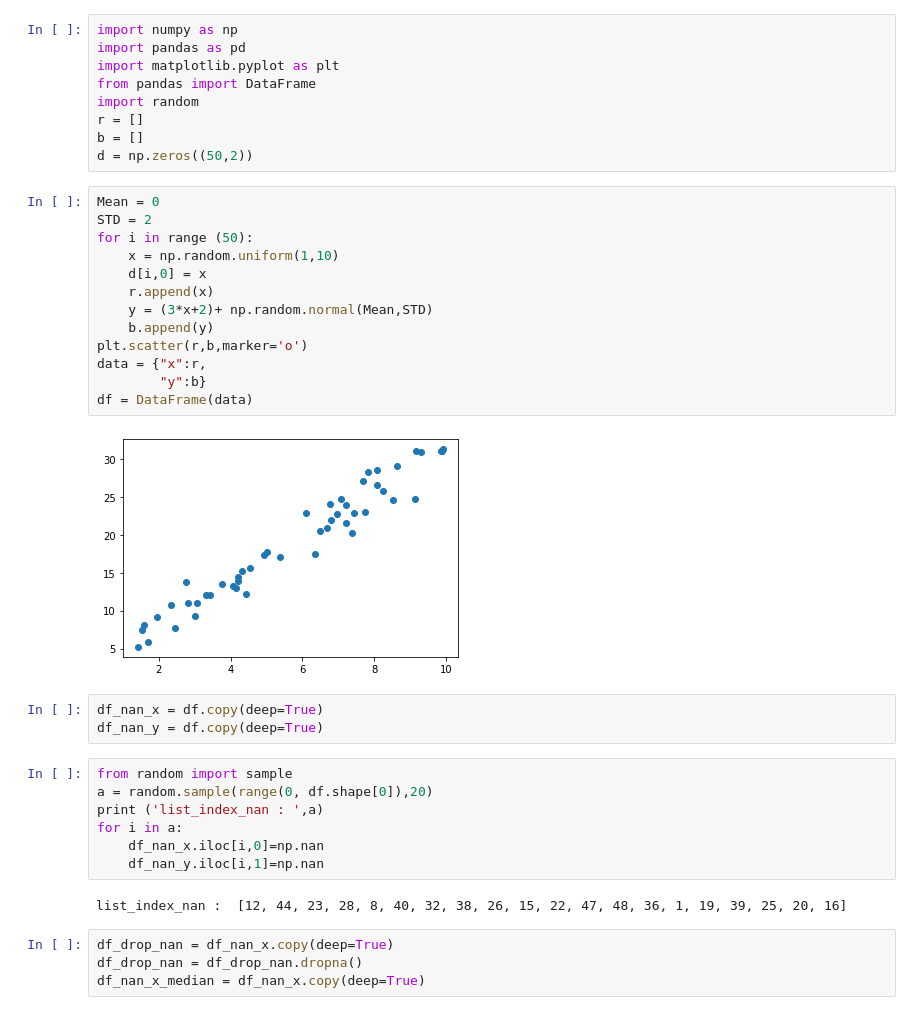
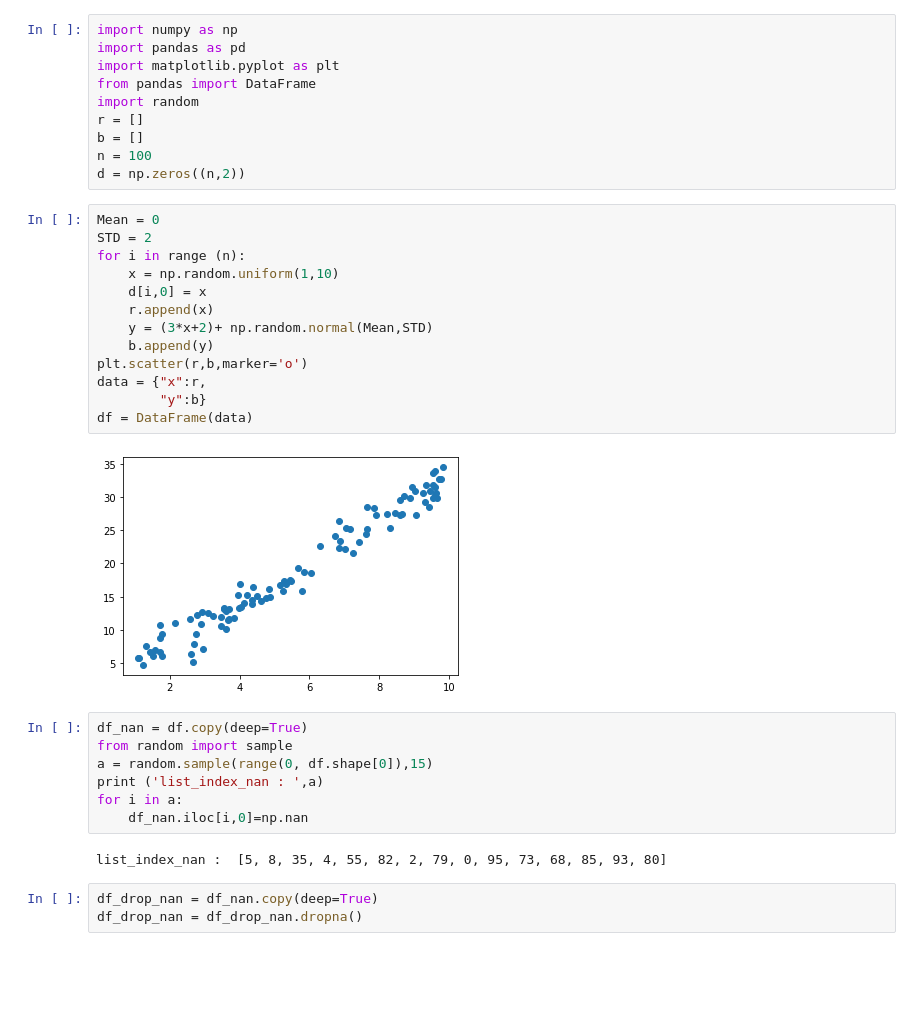
Before and after one commit to JingYi-27/Missing-values, a Jupyter notebook: Missing_values_LinearRegression.ipynb, the cells around one changed output. Cells and saved outputs as stored; diff of their text form; blank space fills up the shorter version.

```diff
--- a/Missing_values_LinearRegression.ipynb
+++ b/Missing_values_LinearRegression.ipynb
@@ -6,35 +6,32 @@ from pandas import DataFrame
 import random
 r = []
 b = []
-d = np.zeros((50,2))
+n = 100
+d = np.zeros((n,2))
 # %%
 Mean = 0
 STD = 2
-for i in range (50):
+for i in range (n):
     x = np.random.uniform(1,10)
     d[i,0] = x
     r.append(x)
     y = (3*x+2)+ np.random.normal(Mean,STD)
     b.append(y)
 plt.scatter(r,b,marker='o')
 data = {"x":r,
         "y":b}
 df = DataFrame(data)
 # %% [output]
-[figure, old version]
+[figure, new version]
-# %%
-df_nan_x = df.copy(deep=True)
-df_nan_y = df.copy(deep=True)
 # %%
+df_nan = df.copy(deep=True)
 from random import sample
-a = random.sample(range(0, df.shape[0]),20)
+a = random.sample(range(0, df.shape[0]),15)
 print ('list_index_nan : ',a)
 for i in a:
-    df_nan_x.iloc[i,0]=np.nan
-    df_nan_y.iloc[i,1]=np.nan
+    df_nan.iloc[i,0]=np.nan
 # %% [output]
-list_index_nan :  [12, 44, 23, 28, 8, 40, 32, 38, 26, 15, 22, 47, 48, 36, 1, 19, 39, 25, 20, 16]
+list_index_nan :  [5, 8, 35, 4, 55, 82, 2, 79, 0, 95, 73, 68, 85, 93, 80]
 # %%
-df_drop_nan = df_nan_x.copy(deep=True)
+df_drop_nan = df_nan.copy(deep=True)
 df_drop_nan = df_drop_nan.dropna()
-df_nan_x_median = df_nan_x.copy(deep=True)
```
Also changed, not shown: parts of 16 cells of this notebook.
